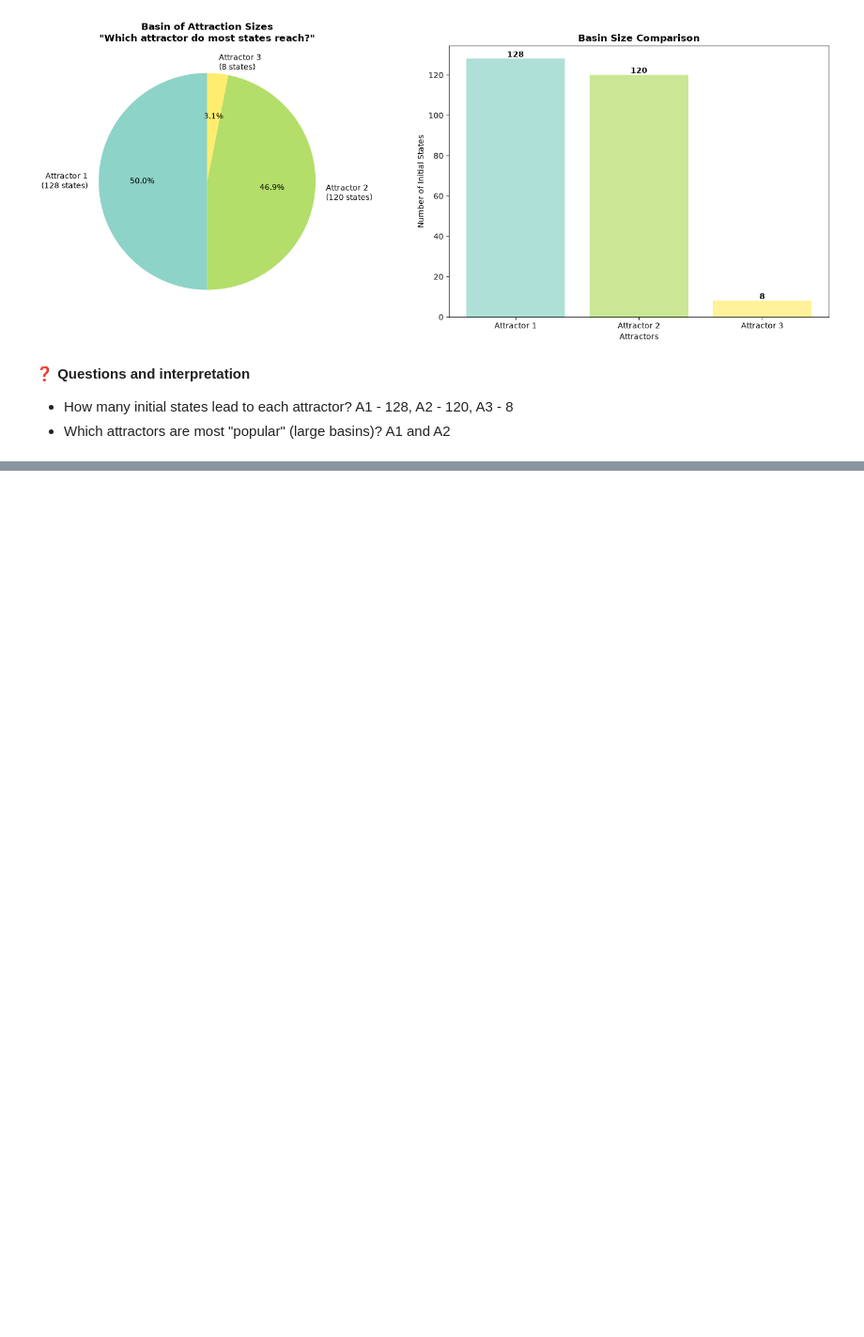
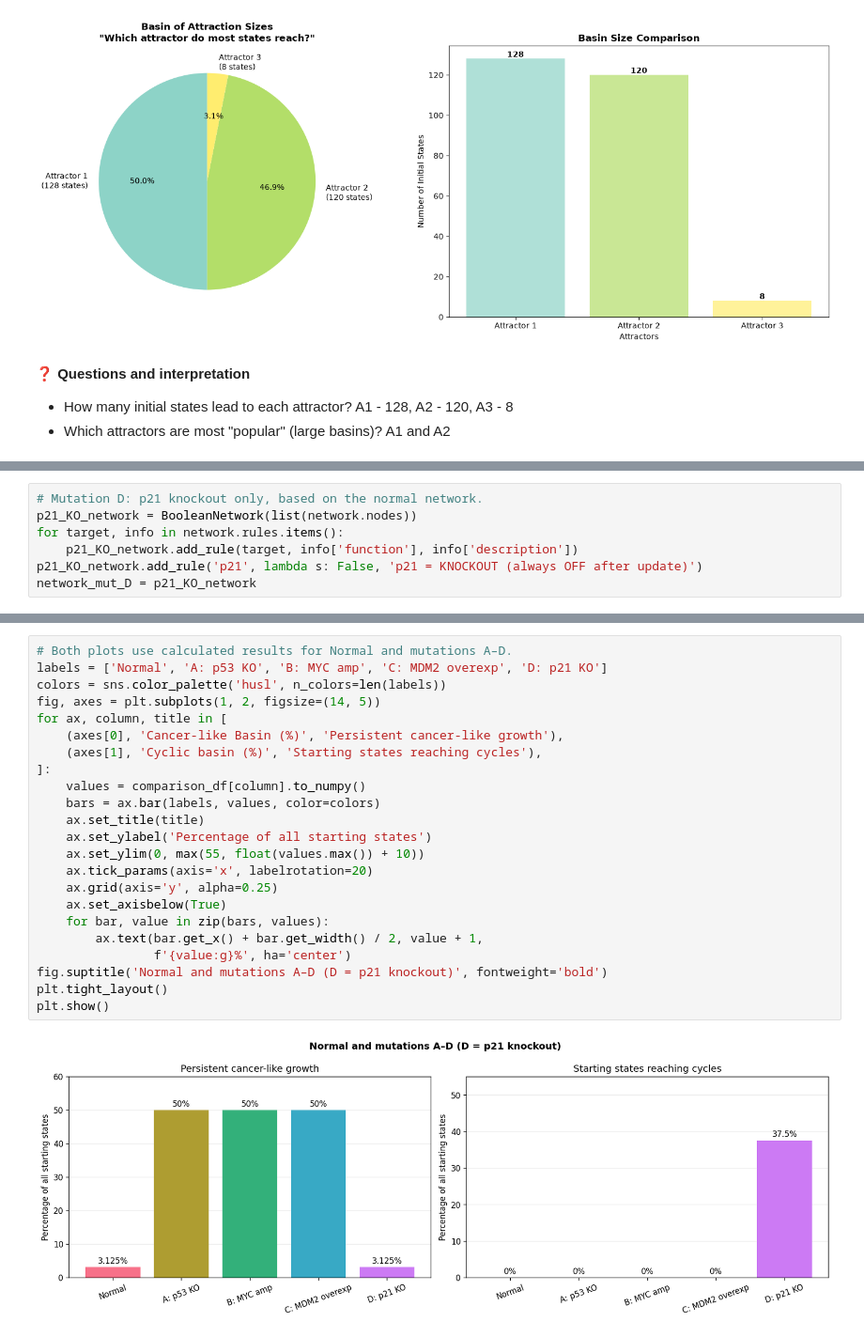
Before and after one commit to elenagos/assignmentsgroup5, a Jupyter notebook: Assignment3/analysis3.ipynb, the cells around one changed output, grey strips where cells are left out. Shown at 94% size. Cells and saved outputs as stored; diff of their text form; blank space fills up the shorter version.

```diff
--- a/Assignment3/analysis3.ipynb
+++ b/Assignment3/analysis3.ipynb
@@ -1091,0 +1426,7 @@ CDK2 amplification is the most dangerous mutation
+# %%
+# Mutation D: p21 knockout only, based on the normal network.
+p21_KO_network = BooleanNetwork(list(network.nodes))
+for target, info in network.rules.items():
+    p21_KO_network.add_rule(target, info['function'], info['description'])
+p21_KO_network.add_rule('p21', lambda s: False, 'p21 = KNOCKOUT (always OFF after update)')
+network_mut_D = p21_KO_network
@@ -1091,0 +1559,25 @@ CDK2 amplification is the most dangerous mutation
+# %%
+# Both plots use calculated results for Normal and mutations A–D.
+labels = ['Normal', 'A: p53 KO', 'B: MYC amp', 'C: MDM2 overexp', 'D: p21 KO']
+colors = sns.color_palette('husl', n_colors=len(labels))
+fig, axes = plt.subplots(1, 2, figsize=(14, 5))
+for ax, column, title in [
+    (axes[0], 'Cancer-like Basin (%)', 'Persistent cancer-like growth'),
+    (axes[1], 'Cyclic basin (%)', 'Starting states reaching cycles'),
+]:
+    values = comparison_df[column].to_numpy()
+    bars = ax.bar(labels, values, color=colors)
+    ax.set_title(title)
+    ax.set_ylabel('Percentage of all starting states')
+    ax.set_ylim(0, max(55, float(values.max()) + 10))
+    ax.tick_params(axis='x', labelrotation=20)
+    ax.grid(axis='y', alpha=0.25)
+    ax.set_axisbelow(True)
+    for bar, value in zip(bars, values):
+        ax.text(bar.get_x() + bar.get_width() / 2, value + 1,
+                f'{value:g}%', ha='center')
+fig.suptitle('Normal and mutations A–D (D = p21 knockout)', fontweight='bold')
+plt.tight_layout()
+plt.show()
+# %% [output]
+[figure, added]
```
Also changed, not shown: parts of 24 cells of this notebook.
